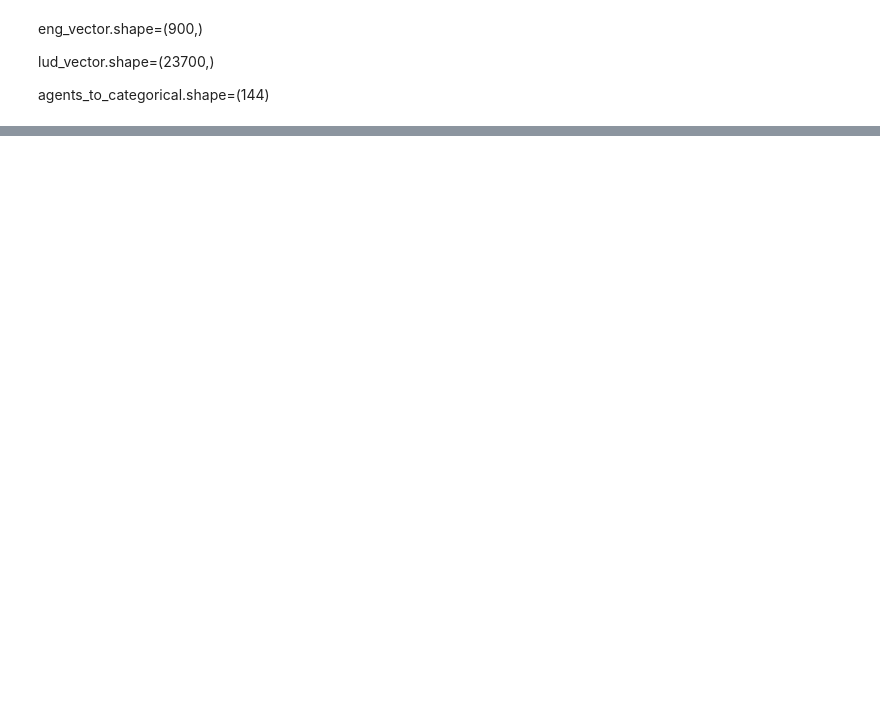
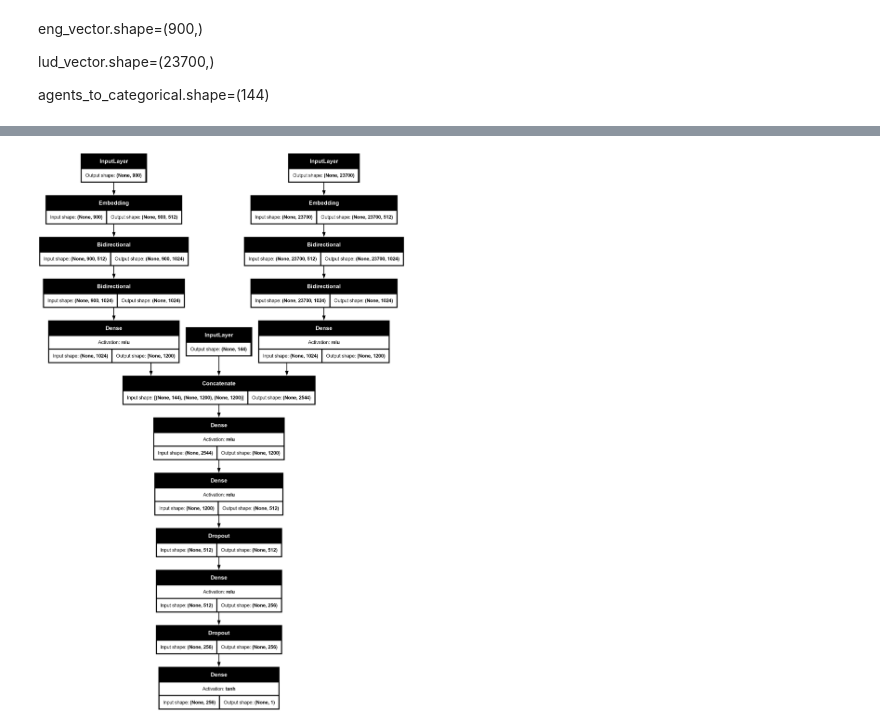
Before and after one commit to Dmytro-Tarasenko/UM_kaggle, a Jupyter notebook: training.ipynb, the cells around one changed output, grey strips where cells are left out. Drawn from its saved outputs; the diff is of its cells as text; code cells hidden in the pictures; blank space fills up the shorter version.

```diff
--- a/training.ipynb
+++ b/training.ipynb
@@ -102,3 +92,34 @@ NameError: name 'layers' is not defined
 # of preextracted features and to be 1200
 
 FEATURES_NUM = 1200
+# %%
+# EngRule LSTM
+
+engrul_input_layer = layers.Input(shape=(engvector_len,))
+eng_emb = layers.Embedding(input_dim=3692, output_dim=512)(engrul_input_layer)
+eng_x = layers.Bidirectional(layers.LSTM(512, return_sequences=True))(eng_emb)
+eng_x = layers.Bidirectional(layers.LSTM(512))(eng_x)
+eng_out = layers.Dense(FEATURES_NUM, activation='relu')(eng_x)
+
+# model = keras.Model(inputs=[enter], outputs=[eng_out])
+
+# model.summary()
+# %%
+# LudRule LSTM
+
+ludrul_input_layer = layers.Input(shape=(ludvector_len,))
+lud_emb = layers.Embedding(input_dim=1240, output_dim=512)(ludrul_input_layer)
+lud_x = layers.Bidirectional(layers.LSTM(512, return_sequences=True))(lud_emb)
+lud_x = layers.Bidirectional(layers.LSTM(512))(lud_x)
+lud_out = layers.Dense(FEATURES_NUM, activation='relu')(lud_x)
+# %%
+assemble = layers.Concatenate(axis=1)([agent_input_layer, eng_out, lud_out])
+x = layers.Dense(1200, activation='relu')(assemble)
+x = layers.Dense(512, activation='relu')(x)
+x = layers.Dropout(0.3)(x)
+x = layers.Dense(256, activation='relu')(x)
+x = layers.Dropout(0.3)(x)
+out = layers.Dense(1, activation='tanh')(x)
+
+model = keras.Model(inputs=[agent_input_layer, engrul_input_layer, ludrul_input_layer],
+                    outputs=[out])
@@ -104,0 +148,7 @@ FEATURES_NUM = 1200
+# %%
+keras.utils.plot_model(model,
+                       show_shapes=True,
+                       expand_nested=True,
+                       show_layer_activations=True)
+# %% [output]
+[figure, added]
```
Also changed, not shown: parts of 4 cells of this notebook, 1 other file.
